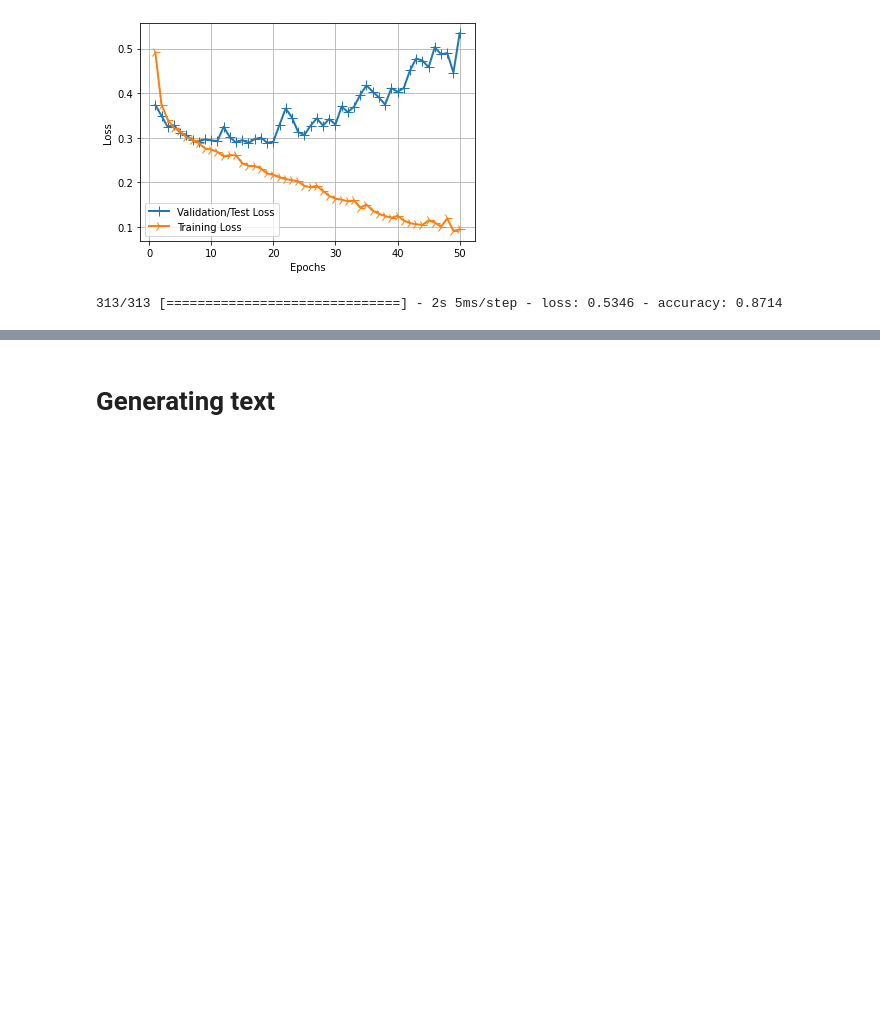
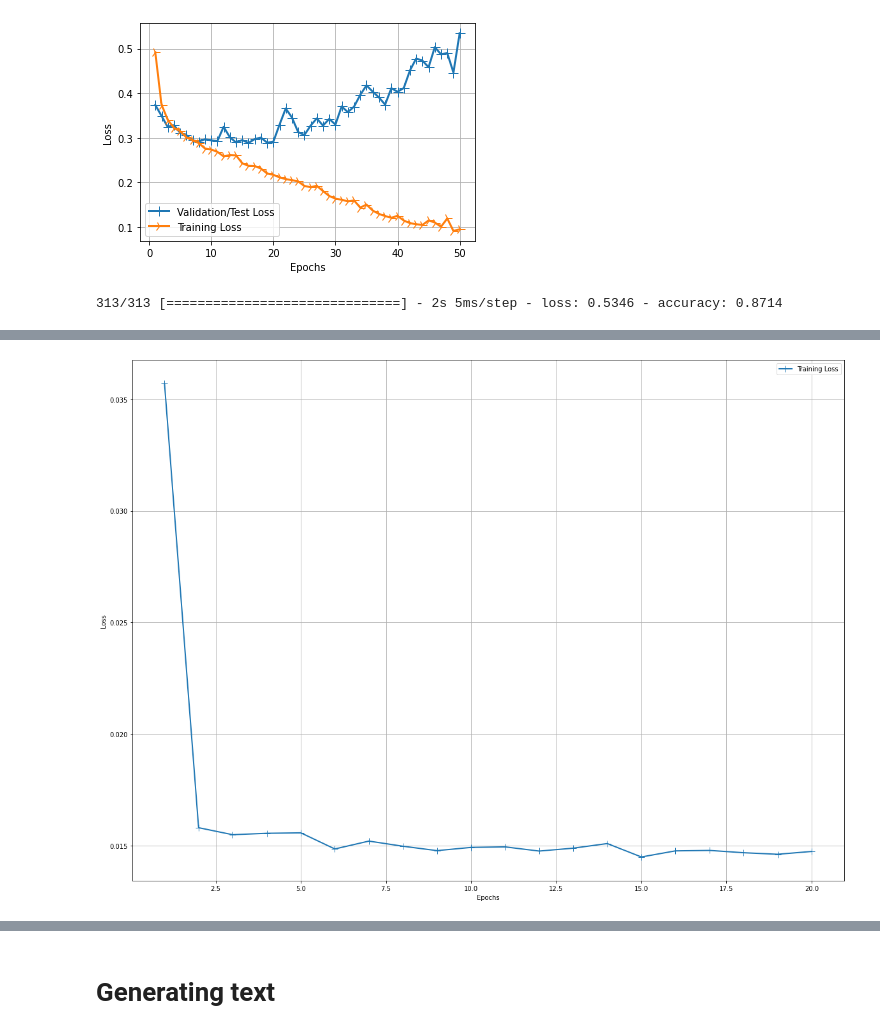
Before and after one commit to ulmii/deep-learning, a Jupyter notebook: rnn.ipynb, the cells around one changed output, grey strips where cells are left out. Drawn from its saved outputs; the diff is of its cells as text; code cells hidden in the pictures; blank space fills up the shorter version.

```diff
--- a/rnn.ipynb
+++ b/rnn.ipynb
@@ -496,0 +555,7 @@ loss, accuracy = model.evaluate(X_test, y_test)
+# %%
+model = Sequential()
+
+model.add(LSTM(200, activation='tanh', input_shape=(1, 1)))
+model.add(Dense(1))
+
+print(model.summary())
@@ -496,0 +576,4 @@ loss, accuracy = model.evaluate(X_test, y_test)
+# %%
+model.compile(optimizer='adam', loss='mse')
+# %%
+history = model.fit(train_x, train_y, epochs=20, batch_size=1, verbose=True)
@@ -496,0 +598,16 @@ loss, accuracy = model.evaluate(X_test, y_test)
+# %%
+def plot_loss(his):
+    loss_values = his['loss']
+    epochs = range(1, len(loss_values) + 1)
+
+    line2 = plt.plot(epochs, loss_values, label='Training Loss')
+    plt.setp(line2, linewidth=2.0, marker = '+', markersize=10.0)
+    plt.xlabel('Epochs')
+    plt.ylabel('Loss')
+    plt.grid(True)
+    plt.legend()
+    plt.show()
+# %%
+plot_loss(history.history)
+# %% [output]
+[figure, added]
```
Also changed, not shown: parts of 22 cells of this notebook, 1 other file.
